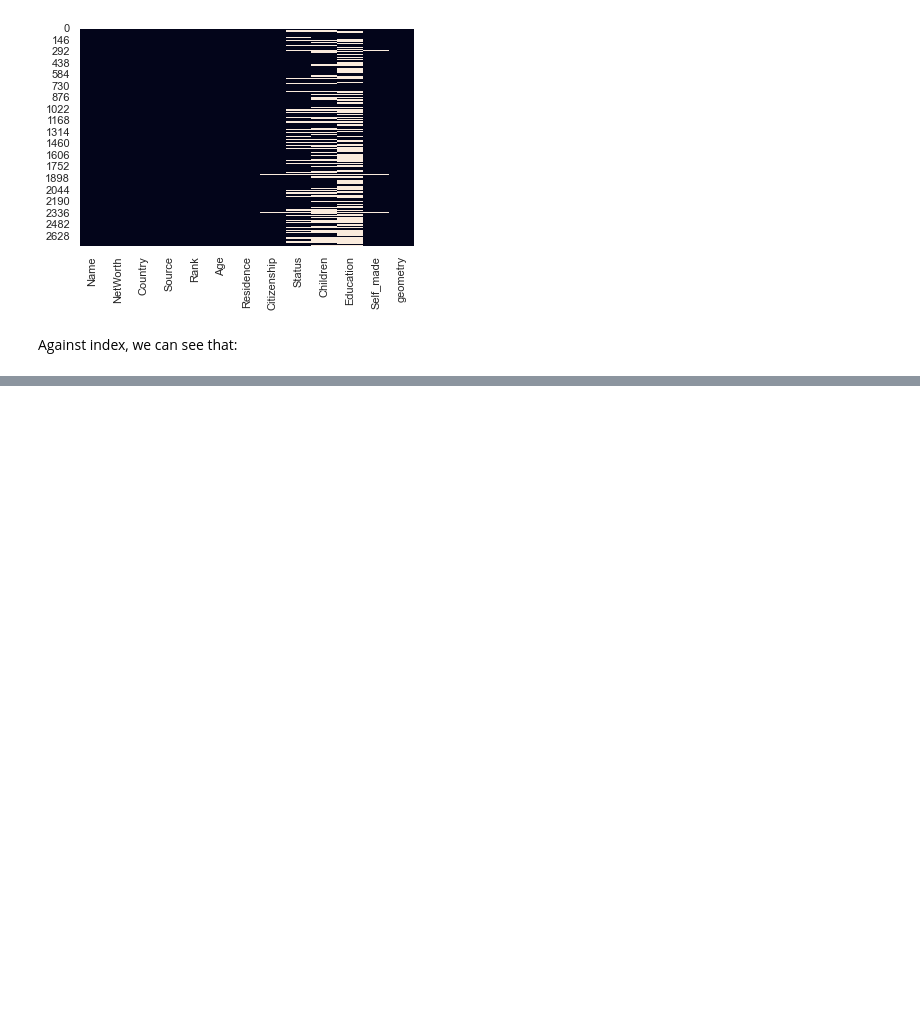
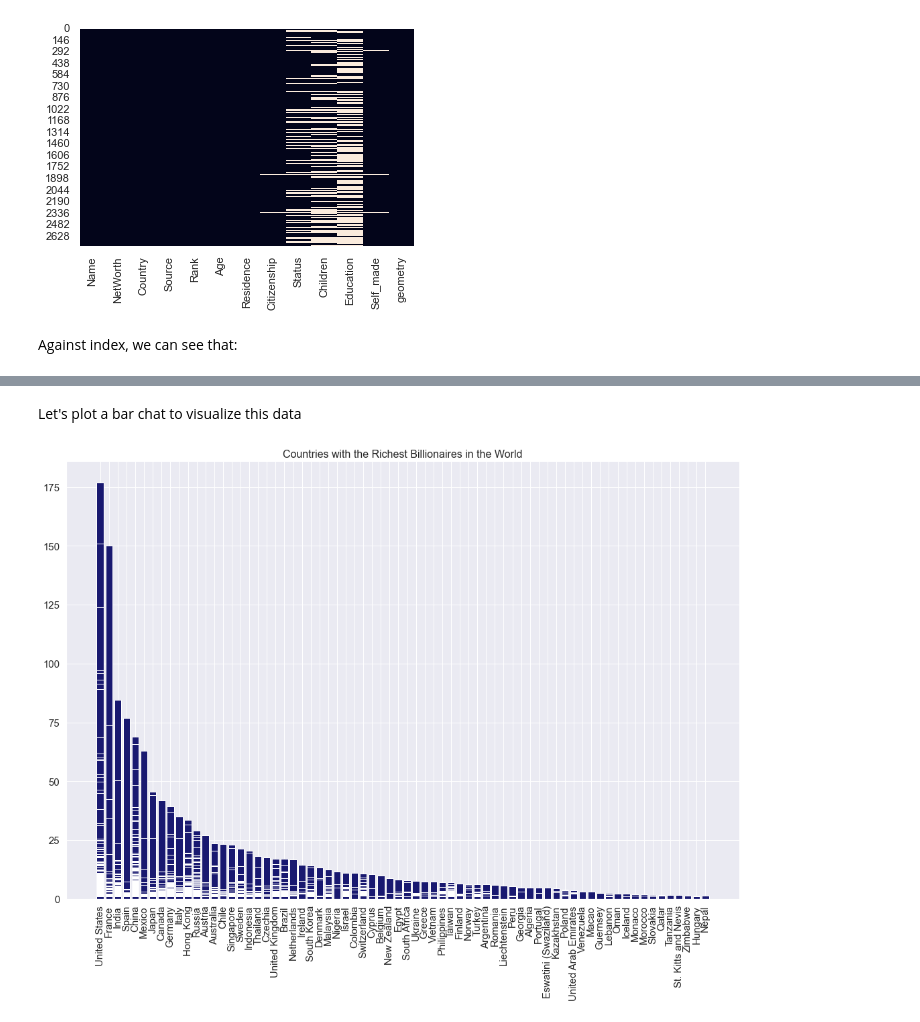
Before and after one commit to Rishiraj-singh7/World-Billionaires, a Jupyter notebook: main.ipynb, the cells around one changed output, grey strips where cells are left out. Saved outputs shown, nothing was run; the diff lists cells and outputs as text; code cells hidden in the pictures; blank space fills up the shorter version.

Commit message:
graphs

```diff
--- a/main.ipynb
+++ b/main.ipynb
@@ -144,0 +164,14 @@ Against index, we can see that:
+# %% [markdown]
+Let's plot a bar chat to visualize this data
+# %%
+plt.figure(figsize = (18,12))
+plt.bar(x =Billionaires_data['Country'], height = Billionaires_data['NetWorth'],color = 'midnightblue' )
+plt.xticks(rotation = 90,fontsize = 15)
+plt.yticks(fontsize = 15)
+plt.title('Countries with the Richest Billionaires in the World',fontsize = 16)
+
+plt.savefig('Countries with the Richest Billionaires in the World.png')
+
+plt.show()
+# %% [output]
+[figure, added]
```
Also changed, not shown: parts of 15 cells of this notebook, 4 other files.
